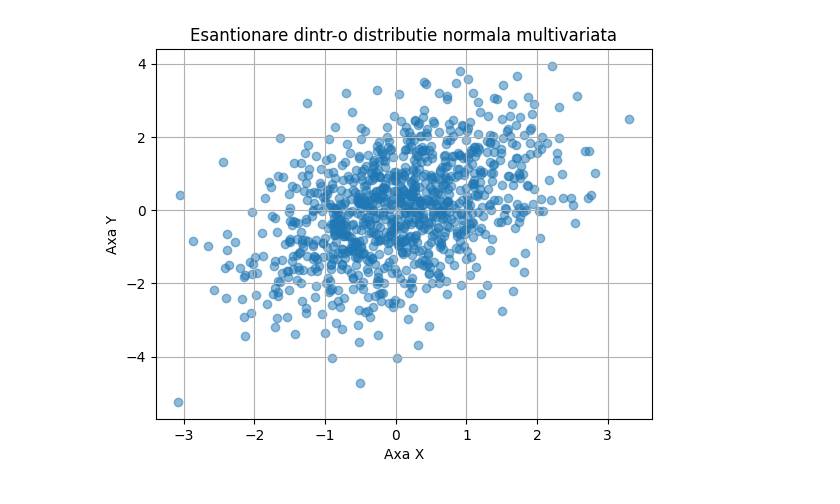
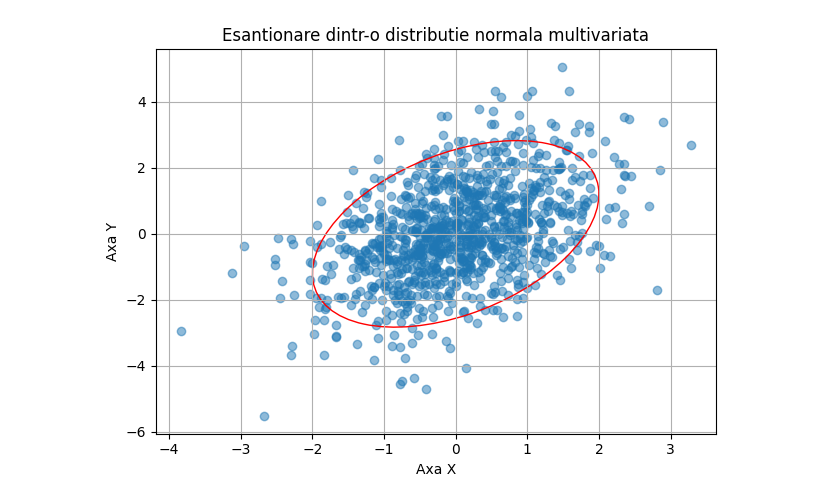
Before and after one commit to Lung-Alexandra/procesarea_semnalelor, a Jupyter notebook: Lab10/lab10.ipynb, the cells around one changed output. Cells and saved outputs as stored; diff of their text form; code cells hidden in the pictures.

```diff
--- a/Lab10/lab10.ipynb
+++ b/Lab10/lab10.ipynb
@@ -17,26 +21,41 @@ plt.show()
 # %%
+from matplotlib.patches import Ellipse
+def plot_ellipse(ax, mean, covariance_matrix, color='red', label='Covariance Ellipse'):
+    vals, vect = np.linalg.eig(covariance_matrix)
+    angle = np.degrees(np.arctan2(vect[1, 0], vect[0, 0]))
+
+    width, height = 4* np.sqrt(vals)
+
+    ell = Ellipse(xy=mean, width=width, height=height, angle=angle, color=color, fill=False, label=label)
+    ax.add_patch(ell)
+
 def sample_from_multivariate_normal(mean, covariance_matrix, num_samples=1):
     vals, vect = np.linalg.eig(covariance_matrix)
     sampled_data = np.zeros((num_samples, len(mean)))
 
     for i in range(num_samples):
         n = np.random.randn(len(mean))
-        sample = mean + np.dot(vect, np.sqrt(np.diag(vals)).dot(n))
-        sampled_data[i, :] = sample
+        sample = mean + np.dot(vect, np.real(np.sqrt(np.diag(vals))).dot(n))
+        sampled_data[i, :] =  np.real(sample)
 
     return sampled_data
 
-# Exemplu de utilizare:
 mean = np.array([0, 0])
 covariance_matrix = np.array([[1, 3/5], [3/5, 2]])
 num_samples = 1000
 
 samples = sample_from_multivariate_normal(mean, covariance_matrix, num_samples)
 plt.scatter(samples[:, 0], samples[:, 1], alpha=0.5)
 plt.title('Esantionare dintr-o distributie normala multivariata')
 plt.xlabel('Axa X')
 plt.ylabel('Axa Y')
 plt.grid(True)
+
+
+plot_ellipse(plt.gca(), mean, covariance_matrix)
+plt.tight_layout()
+plt.savefig("grafice/ex1b.pdf", format="pdf")
+plt.savefig("grafice/ex1b.png", format="png")
 plt.show()
 # %% [output]
-[figure, old version]
+[figure, new version]
```
Also changed, not shown: parts of 7 cells of this notebook, 20 other files.
